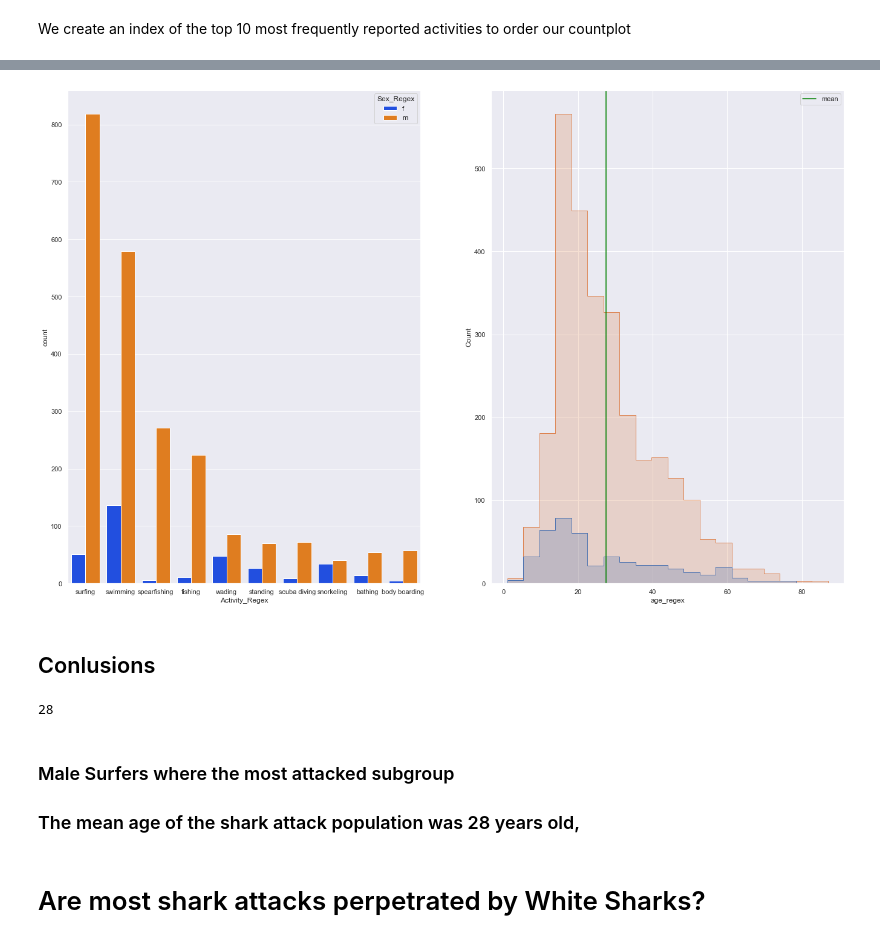
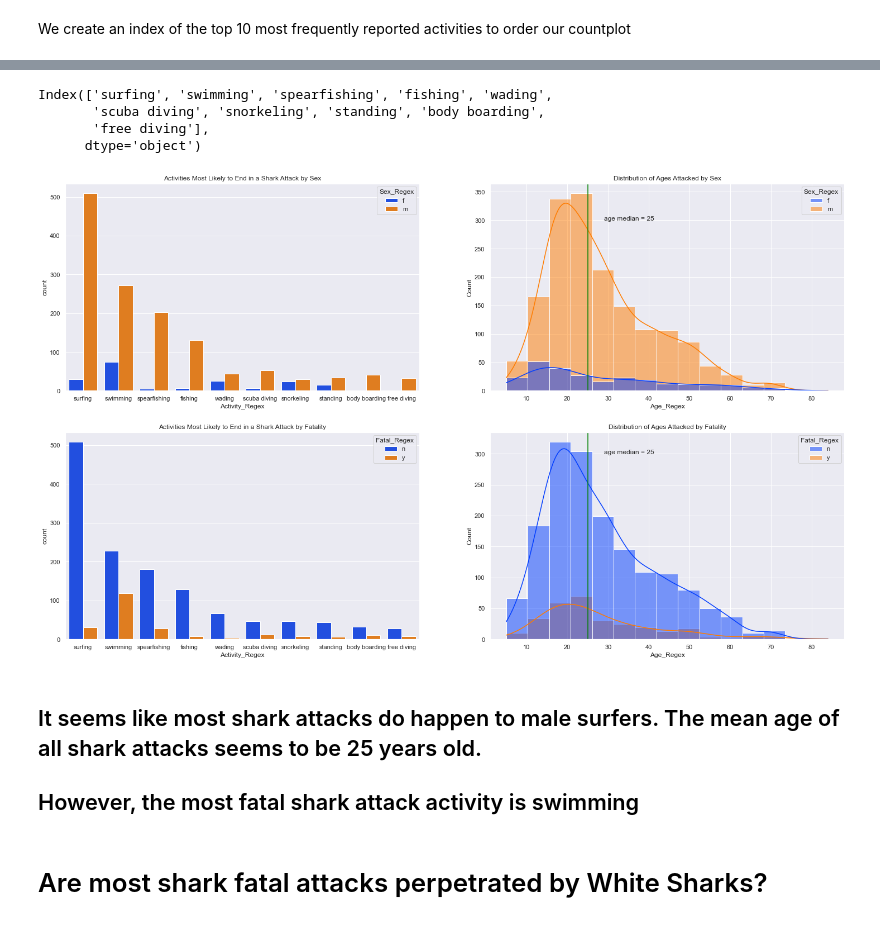
Before and after one commit to Javi-Python/Projecto-Shark-Attack-Data-Cleaning, a Jupyter notebook: Shark Attack Hypothesis Testing & Visualization.ipynb, the cells around one changed output, grey strips where cells are left out. Cells and saved outputs as stored; diff of their text form; code cells hidden in the pictures.

```diff
--- a/Shark Attack Hypothesis Testing & Visualization.ipynb
+++ b/Shark Attack Hypothesis Testing & Visualization.ipynb
@@ -78,27 +62,46 @@ Now we create a to figured axs to try and answer the first hypothesis
-# %%
-fig, axs = plt.subplots(nrows= 1, ncols=2, figsize=(23, 15))
-
-sns.set(style='darkgrid')
-
-sns.countplot( x = Activities , hue = Clean_Sharks['Sex_Regex'], order = index10,
-              ax=axs[0], palette = 'bright')
-
-sns.histplot(x = age_numeric, hue = Clean_Sharks['Sex_Regex'],  ax=axs[1], bins = 20, element="step")
-axs[1].axvline(age_numeric.mean(), c = 'Green', label = 'mean')
-axs[1].legend('')
-plt.legend()
-plt.show()
-# %% [output]
-[figure, removed]
-# %% [markdown]
-## Conlusions
-# %%
-round(age_numeric.mean())
-# %% [output]
-28
-# %% [markdown]
-### Male Surfers where the most attacked subgroup
-
-### The mean age of the shark attack population was 28 years old,
+# %%
+index10 = fu.createindex(Clean_Sharks, 'Activity_Regex', 10)
+index10
+# %% [output]
+Index(['surfing', 'swimming', 'spearfishing', 'fishing', 'wading',
+       'scuba diving', 'snorkeling', 'standing', 'body boarding',
+       'free diving'],
+      dtype='object')
+# %%
+fig, axs = plt.subplots(nrows= 2, ncols=2, figsize=(25, 15))
+
+sns.set(style='darkgrid')
+
+Act_Count = sns.countplot( x = Activities , hue = Clean_Sharks['Sex_Regex'], order = index10,
+              ax=axs[0, 0], palette = 'bright')
+
+Act_Hist = sns.histplot(x = Clean_Sharks.Age_Regex, hue = Clean_Sharks['Sex_Regex'],  ax=axs[0,1], bins = 15,
+            palette ='bright', kde = True)
+
+Fatal_Count = sns.countplot( x = Activities , hue = Clean_Sharks['Fatal_Regex'], order = index10,
+              ax=axs[1, 0], palette = 'bright')
+
+Fatal_Hist = sns.histplot(x = Clean_Sharks.Age_Regex, hue = Clean_Sharks['Fatal_Regex'],  ax=axs[1,1], bins = 15,
+            palette ='bright', alpha = .5, kde = True)
+
+axs[0,1].axvline(Clean_Sharks.Age_Regex.median(), c = 'Green', label = 'mean')
+axs[0,1].annotate("age median = 25", xy=(29, 300))
+axs[1,1].axvline(Clean_Sharks.Age_Regex.median(), c = 'Green', label = 'mean')
+axs[1,1].annotate("age median = 25", xy=(29, 300))
+
+axs[0, 0].set_title('Activities Most Likely to End in a Shark Attack by Sex')
+axs[0, 1].set_title('Distribution of Ages Attacked by Sex')
+axs[1, 0].set_title('Activities Most Likely to End in a Shark Attack by Fatality')
+axs[1, 1].set_title('Distribution of Ages Attacked by Fatality')
+
+plt.show()
+
+Act_Count.figure.savefig("Activity & Sex.jpg", dpi=550)
+# %% [output]
+[figure, added]
+# %% [markdown]
+## It seems like most shark attacks do happen to male surfers. The mean age of all shark attacks seems to be 25 years old.
+
+## However, the most fatal shark attack activity is swimming
 # %% [markdown]
-# Are most shark attacks perpetrated by White Sharks?
+# Are most shark fatal attacks perpetrated by White Sharks?
```
Also changed, not shown: parts of 17 cells of this notebook, 9 other files.
